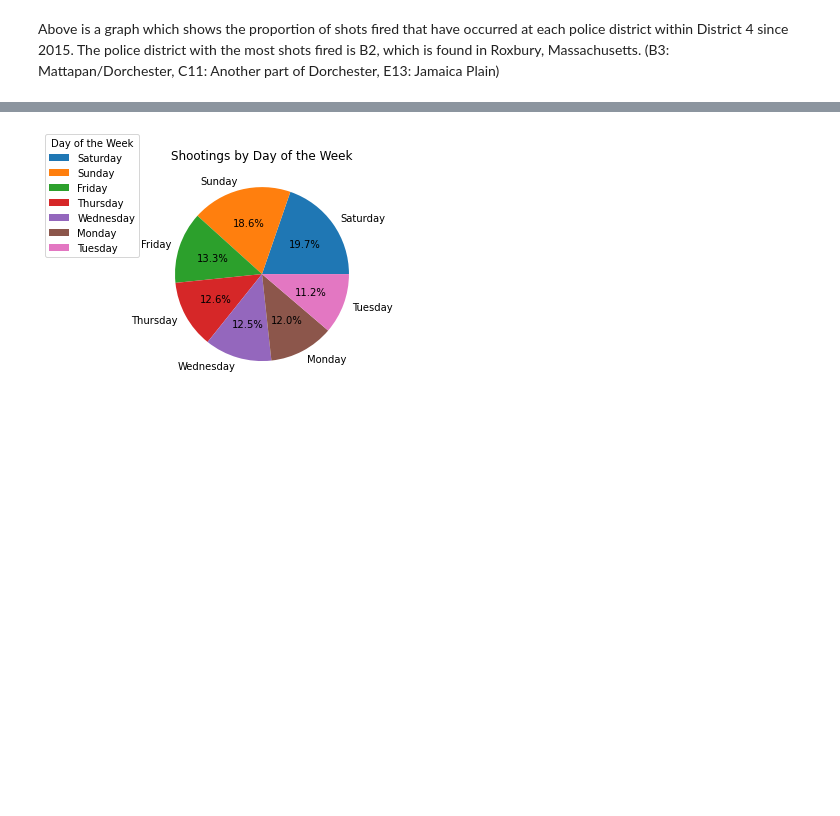
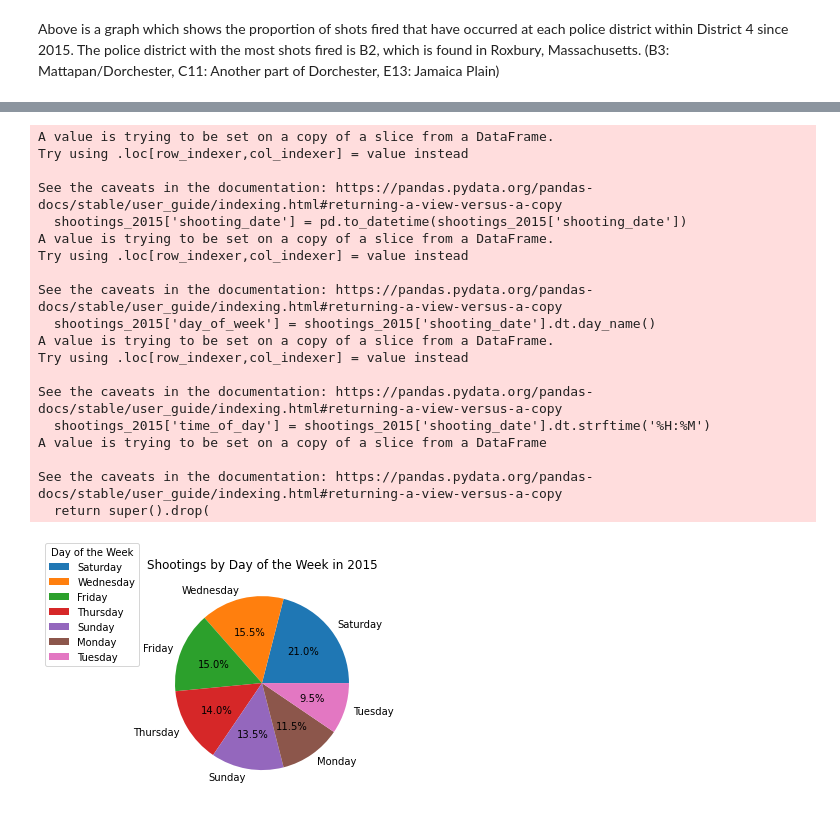
Before and after one commit to BU-Spark/ds-councilor-worrell-gun-violence, a Jupyter notebook: spring23-team-4/deliverables/gun_violence_PatW.ipynb, the cells around one changed output, grey strips where cells are left out. Saved outputs shown, nothing was run; the diff lists cells and outputs as text; code cells hidden in the pictures; blank space fills up the shorter version.

Commit message:
Different graphs added

```diff
--- a/spring23-team-4/deliverables/gun_violence_PatW.ipynb
+++ b/spring23-team-4/deliverables/gun_violence_PatW.ipynb
@@ -190,0 +171,18 @@ shooting_df.head()
+# %%
+from datetime import datetime
+
+sd4_df["shooting_date"] = pd.to_datetime(sd4_df["shooting_date"])
+
+yearly_shootings = sd4_df.groupby(sd4_df["shooting_date"].dt.year)
+
+shootings_2015 = yearly_shootings.get_group(2015)
+shootings_2016 = yearly_shootings.get_group(2016)
+shootings_2017 = yearly_shootings.get_group(2017)
+shootings_2018 = yearly_shootings.get_group(2018)
+shootings_2019 = yearly_shootings.get_group(2019)
+shootings_2020 = yearly_shootings.get_group(2020)
+shootings_2021 = yearly_shootings.get_group(2021)
+shootings_2022 = yearly_shootings.get_group(2022)
+shootings_2023 = yearly_shootings.get_group(2023)
+
+df1.head()
@@ -191,9 +196,35 @@ shooting_df.head()
 # %%
-day_counts = shooting_df['day_of_week'].value_counts()
+shootings_2015['shooting_date'] = pd.to_datetime(shootings_2015['shooting_date'])
+
+shootings_2015['day_of_week'] = shootings_2015['shooting_date'].dt.day_name()
+shootings_2015['time_of_day'] = shootings_2015['shooting_date'].dt.strftime('%H:%M')
+
+shootings_2015.drop('shooting_date', axis=1, inplace=True)
+
+day_counts = shootings_2015['day_of_week'].value_counts()
 
 piechart = plt.pie(day_counts.values, labels=day_counts.index, autopct='%1.1f%%')
-plt.title('Shootings by Day of the Week')
+plt.title('Shootings by Day of the Week in 2015')
 plt.legend(title="Day of the Week", loc="center left", bbox_to_anchor=(-.52, 0, 0.5, 1.72))
-plt.savefig('piechart')
+plt.savefig('DaysoftheWeek/Race piechart for 2015')
 # %% [output]
+A value is trying to be set on a copy of a slice from a DataFrame.
+Try using .loc[row_indexer,col_indexer] = value instead
+
+See the caveats in the documentation: https://pandas.pydata.org/pandas-docs/stable/user_guide/indexing.html#returning-a-view-versus-a-copy
+  shootings_2015['shooting_date'] = pd.to_datetime(shootings_2015['shooting_date'])
+A value is trying to be set on a copy of a slice from a DataFrame.
+Try using .loc[row_indexer,col_indexer] = value instead
+
+See the caveats in the documentation: https://pandas.pydata.org/pandas-docs/stable/user_guide/indexing.html#returning-a-view-versus-a-copy
+  shootings_2015['day_of_week'] = shootings_2015['shooting_date'].dt.day_name()
+A value is trying to be set on a copy of a slice from a DataFrame.
+Try using .loc[row_indexer,col_indexer] = value instead
+
+See the caveats in the documentation: https://pandas.pydata.org/pandas-docs/stable/user_guide/indexing.html#returning-a-view-versus-a-copy
+  shootings_2015['time_of_day'] = shootings_2015['shooting_date'].dt.strftime('%H:%M')
+A value is trying to be set on a copy of a slice from a DataFrame
+
+See the caveats in the documentation: https://pandas.pydata.org/pandas-docs/stable/user_guide/indexing.html#returning-a-view-versus-a-copy
+  return super().drop(
-[figure, old version]
+[figure, new version]
```
Also changed, not shown: parts of 22 cells of this notebook, 21 other files.
